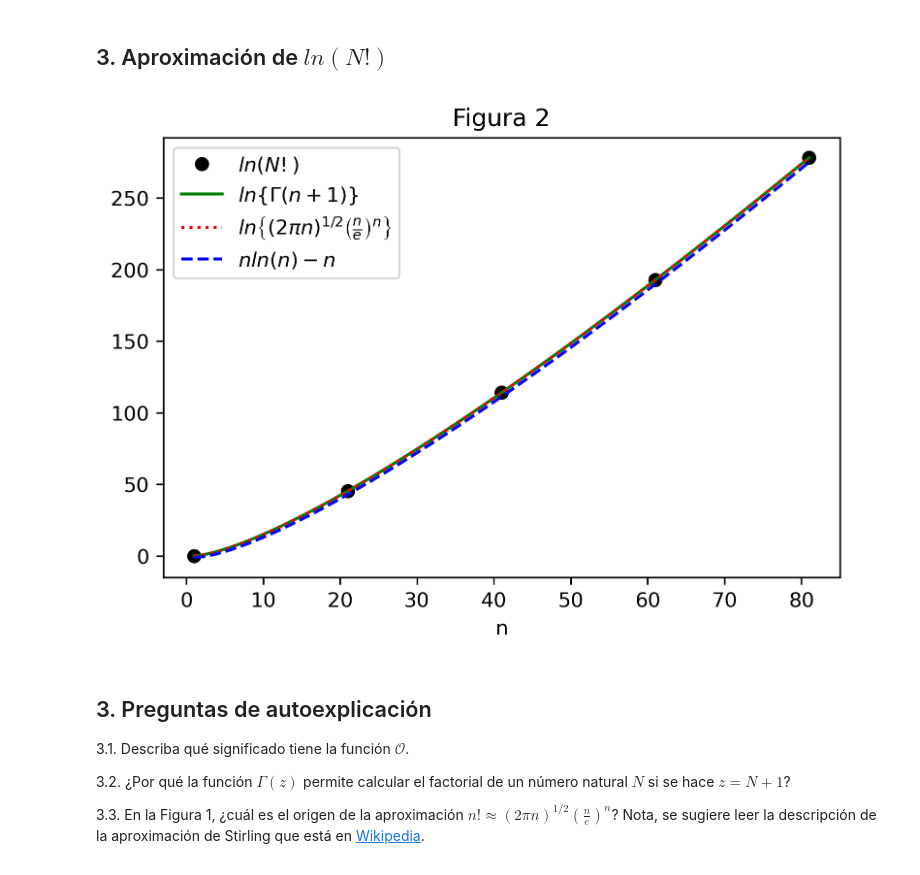
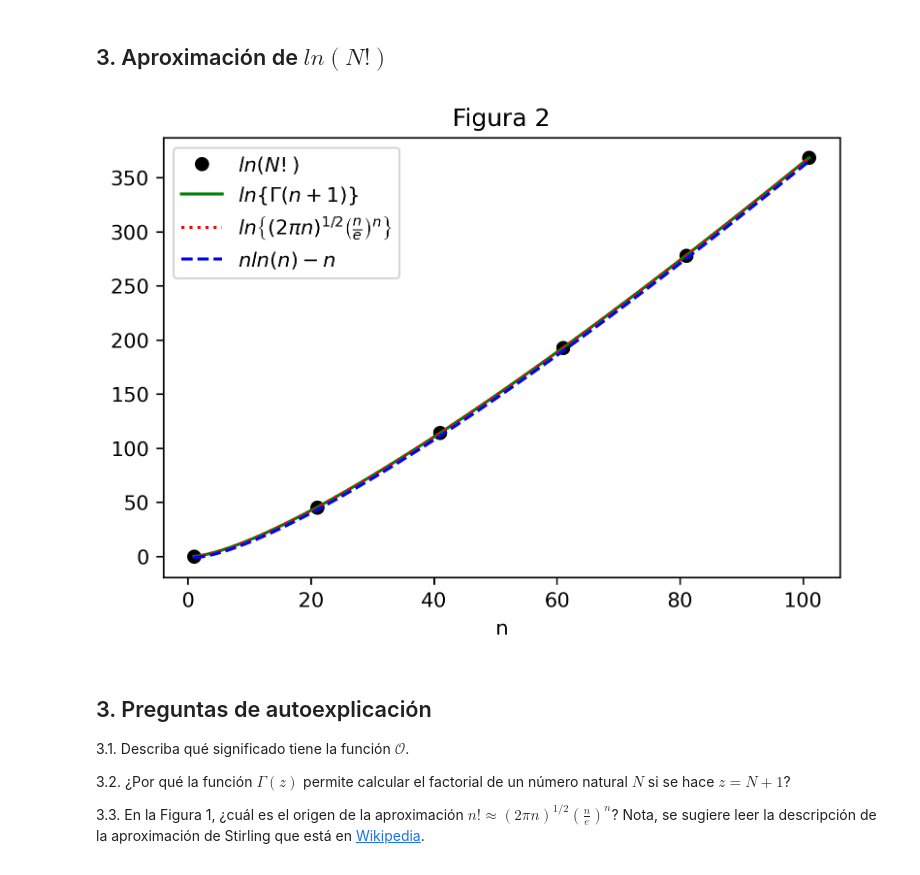
Before and after one commit to davidalejandromiranda/StatisticalPhysics, a Jupyter notebook: notebooks/es_AproximacionStirling.ipynb, the cells around one changed output. Drawn from its saved outputs; the diff is of its cells as text; code cells hidden in the pictures.

```diff
--- a/notebooks/es_AproximacionStirling.ipynb
+++ b/notebooks/es_AproximacionStirling.ipynb
@@ -42,22 +42,22 @@ _ = plt.title('Figura 1')
 # %% [markdown]
 ## 3. Aproximación de $ln(N!)$
 # %%
-N = np.arange(1, 100, 20)
+N = np.arange(1, 120, 20)
 n = np.linspace(min(N), max(N), 1000)
 N_fact = [np.math.factorial(n) for n in N]
 log_N  = [np.log(float(n_fact)) for n_fact in N_fact]
 ln_Stirling0 = n * np.log(n) - n
 ln_Stirling1 = np.log(np.sqrt(2*np.pi*n)*(n/np.exp(1))**n)
 plt.figure(dpi=300)
 plt.plot(N, log_N, 'ok', label=r'$ln(N!)$')
-plt.plot(n, np.log(gamma(n+1)), 'g', label=r'$ln\{\Gamma(n+1)\}$')
+plt.plot(n, np.log(Gamma(n+1)), 'g', label=r'$ln\{\Gamma(n+1)\}$')
 plt.plot(n, ln_Stirling1, ':r', label=r'$ln\left\{(2\pi n)^{1/2} \left( \frac{n}{e} \right)^n \right\} $')
 plt.plot(n, ln_Stirling0, '--b', label=r'$n ln(n) - n$')
 plt.xlabel('n')
 plt.legend()
 _ = plt.title('Figura 2')
 # %% [output]
-[figure, old version]
+[figure, new version]
 # %% [markdown]
 ## 3. Preguntas de autoexplicación
 
```
Also changed, not shown: parts of 3 cells of this notebook, 2 other files.
